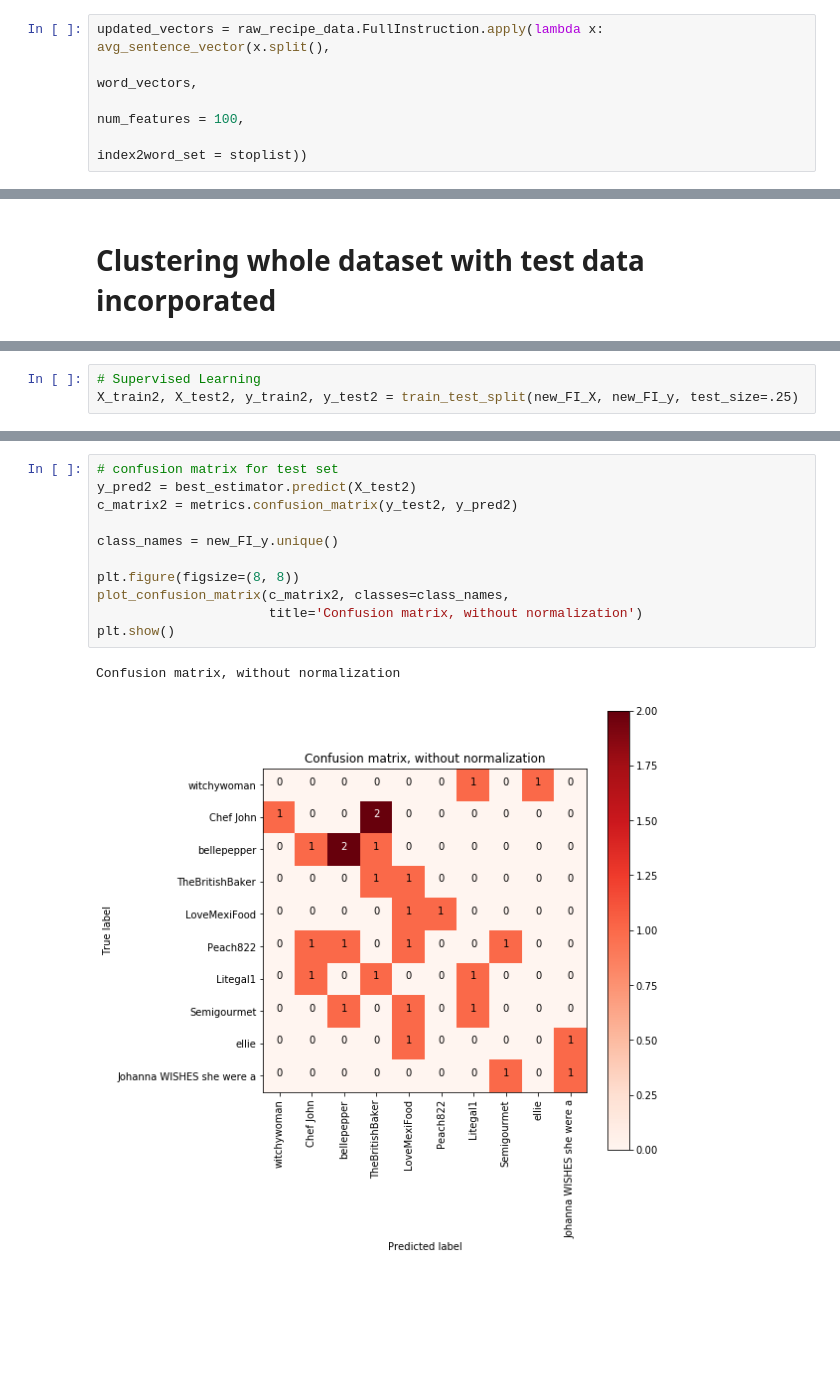
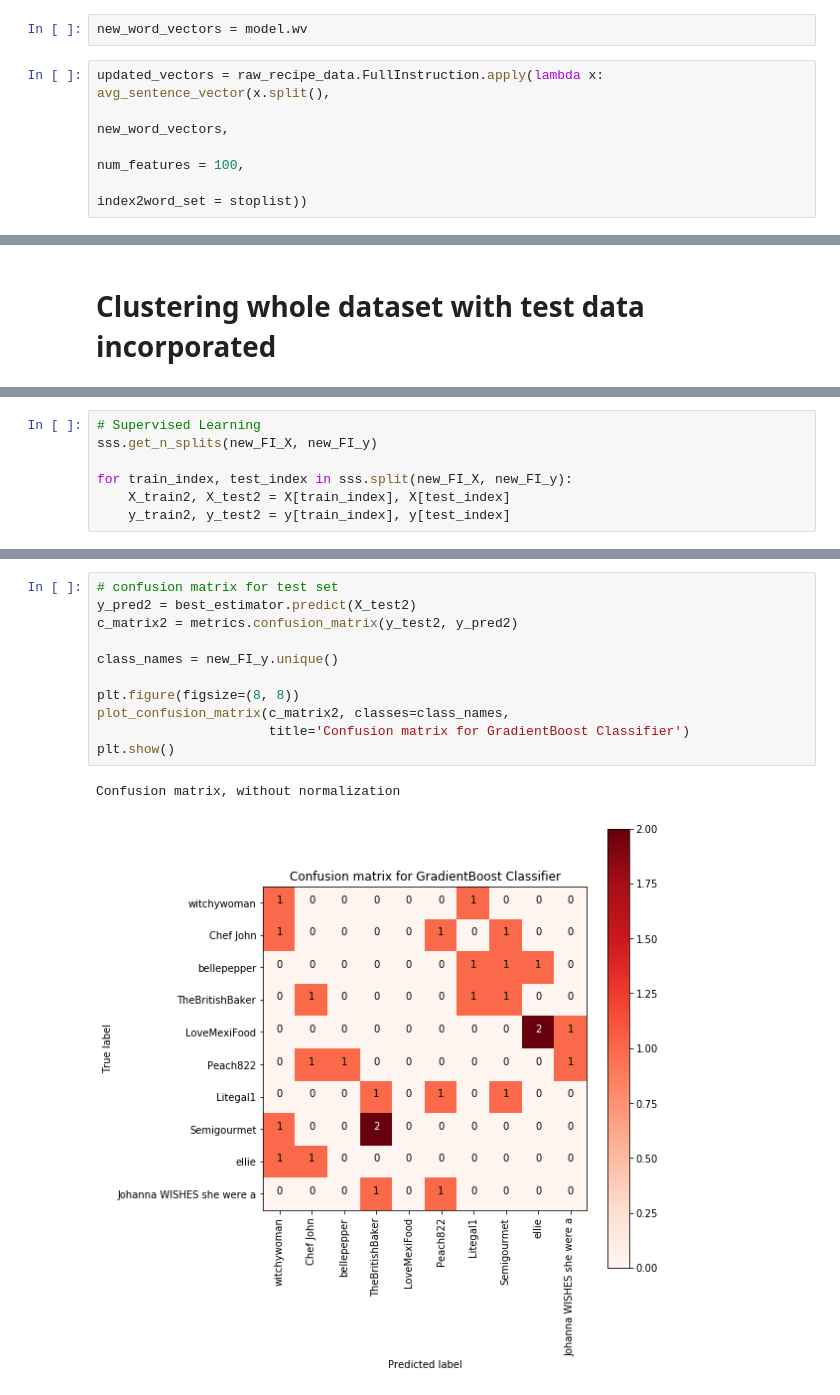
Before and after one commit to Schmidt8181/Allreciepes_NLP, a Jupyter notebook: All_Recipes_NLP.ipynb, the cells around one changed output, grey strips where cells are left out. Saved outputs shown, nothing was run; the diff lists cells and outputs as text; blank space fills up the shorter version.

```diff
--- a/All_Recipes_NLP.ipynb
+++ b/All_Recipes_NLP.ipynb
@@ -758,9 +623,11 @@ model.train(test, total_examples=26, epochs=5)
 # %%
 # grab vocab
 X2 = model[model.wv.vocab]
+# %%
+new_word_vectors = model.wv
 # %%
 updated_vectors = raw_recipe_data.FullInstruction.apply(lambda x: avg_sentence_vector(x.split(),
-                                                                                      word_vectors,
+                                                                                      new_word_vectors,
                                                                                       num_features = 100,
                                                                                       index2word_set = stoplist))
 # %%
@@ -907,3 +771,0 @@ these didn't cluster the same.. :/
-# %%
-# Supervised Learning
-X_train2, X_test2, y_train2, y_test2 = train_test_split(new_FI_X, new_FI_y, test_size=.25)
@@ -1053,3 +772,10 @@ plt.show()
+# %%
+# Supervised Learning
+sss.get_n_splits(new_FI_X, new_FI_y)
+
+for train_index, test_index in sss.split(new_FI_X, new_FI_y):
+    X_train2, X_test2 = X[train_index], X[test_index]
+    y_train2, y_test2 = y[train_index], y[test_index]
 # %%
 best_estimator.fit(X_train2, y_train2)
 print(best_estimator.score(X_train2, y_train2))
@@ -1060,14 +786,14 @@ print(best_estimator.score(X_test2, y_test2))
 # %%
 # confusion matrix for test set
 y_pred2 = best_estimator.predict(X_test2)
 c_matrix2 = metrics.confusion_matrix(y_test2, y_pred2)
 
 class_names = new_FI_y.unique()
 
 plt.figure(figsize=(8, 8))
 plot_confusion_matrix(c_matrix2, classes=class_names,
-                      title='Confusion matrix, without normalization')
+                      title='Confusion matrix for GradientBoost Classifier')
 plt.show()
 # %% [output]
 Confusion matrix, without normalization
-[figure, old version]
+[figure, new version]
```
Also changed, not shown: parts of 39 cells of this notebook.
